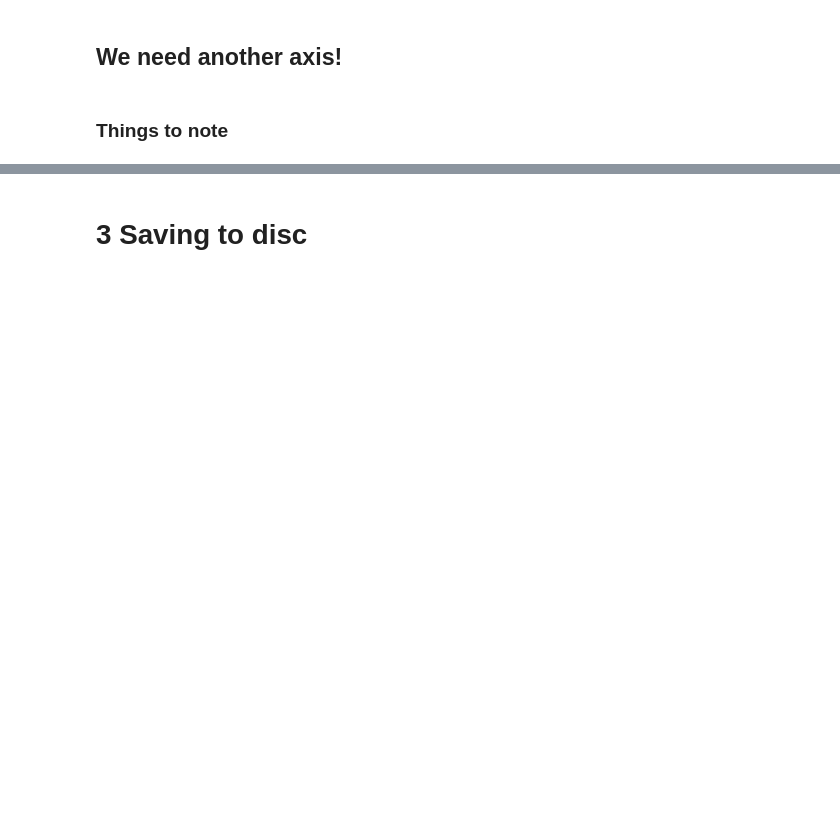
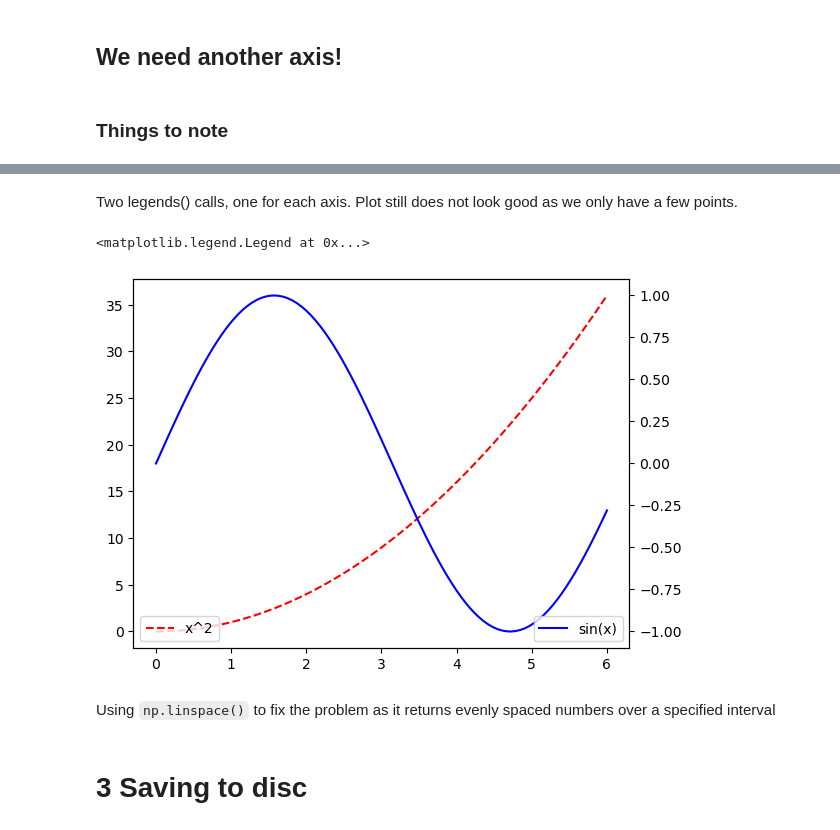
Before and after one commit to SPS-SP2273/learning-portfolio-szechiee, a Jupyter notebook: plotting/plotting_(need).ipynb, the cells around one changed output, grey strips where cells are left out. Cells and saved outputs as stored; diff of their text form; code cells hidden in the pictures; blank space fills up the shorter version.

````diff
--- a/plotting/plotting_(need).ipynb
+++ b/plotting/plotting_(need).ipynb
@@ -154,2 +166,20 @@ plt.legend()
+# %% [markdown]
+Two legends() calls, one for each axis. Plot still does not look good as we only have a few points.
+# %%
+x = np.linspace(0, 6, 100)
+x2 = x**2
+sin_x = np.sin(x)
+
+plt.plot(x, x2, label='x^2',color='red', linestyle='dashed')
+plt.legend(loc='lower left')                                  # For y-axis 1
+
+plt.twinx()                                                   # This creates a new y-axis                                     # for the plots that comes after
+plt.plot(x, sin_x, label='sin(x)',color='blue', )
+plt.legend(loc='lower right')
+# %% [output]
+<matplotlib.legend.Legend at 0x...>
+[figure, added]
+# %% [markdown]
+Using ```np.linspace()``` to fix the problem as it returns evenly spaced numbers over a specified interval
 # %% [markdown]
 # 3 Saving to disc
````
Also changed, not shown: parts of 19 cells of this notebook.
